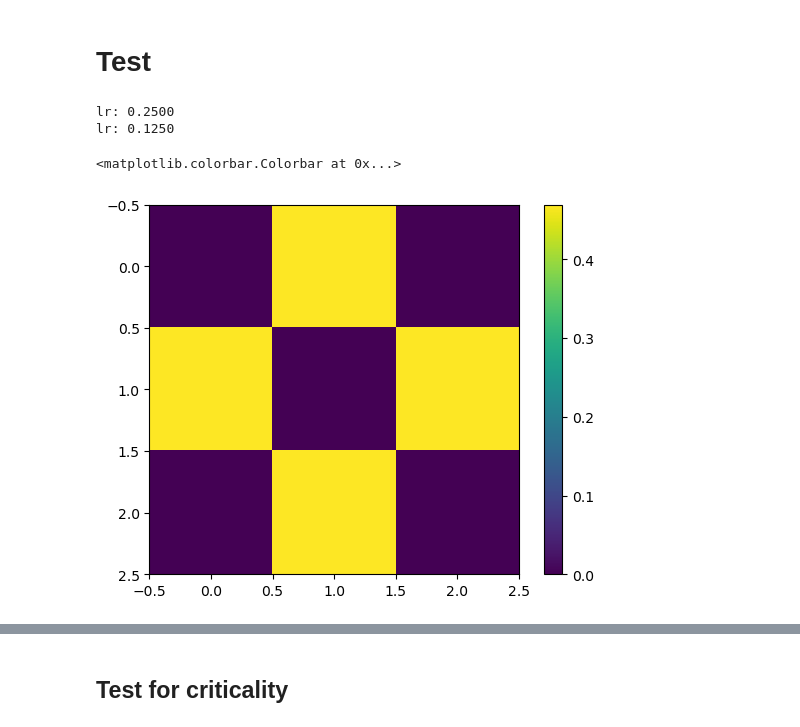
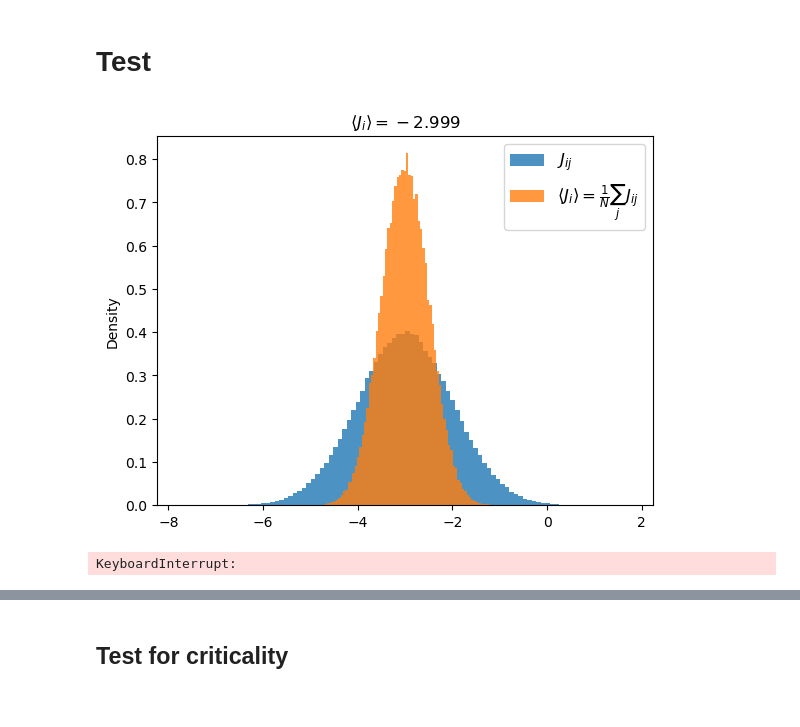
Before and after one commit to heysoos/ising-CA, a Jupyter notebook: IsingCA_pygame-local-connectivity_xi.ipynb, the cells around one changed output, grey strips where cells are left out. Cells and saved outputs as stored; diff of their text form; code cells hidden in the pictures.

```diff
--- a/IsingCA_pygame-local-connectivity_xi.ipynb
+++ b/IsingCA_pygame-local-connectivity_xi.ipynb
@@ -117,6 +117,26 @@ RES=(320, 320)
 ca=isingCA(RES, BETA=BETA, RADIUS=RADIUS).cuda()
 
 state = ca.initGrid((RES[0], RES[1]))
+# %%
+data = ca.rule.nearest_neighbours.cpu()
+zero_mask = data.abs() > 1e-6
+data = data[zero_mask].numpy().reshape(-1)
+plt.hist(data, 100, alpha=0.8, density=True, label=r'$J_{ij}$'); #plt.yscale('log'); # plt.xscale('log')
+
+data2 = ca.rule.nearest_neighbours.cpu()
+zero_mask = data2.abs() > 1e-6
+data2[~zero_mask] = torch.nan
+data2 = torch.nanmean(data2, dim=1).numpy().reshape(-1)
+plt.hist(data2, 100, alpha=0.8, density=True, label=r'$\langle J_i \rangle=\frac{1}{N} \sum_{j} J_{ij}$');
+
+plt.legend(fontsize=12)
+plt.ylabel('Density')
+
+# title_str = fr'$\beta_c J_1 = 0.44; \beta_1 \langle J^{{t_f}}_i \rangle = {np.mean(data2):.3f}$'
+title_str = fr'$\langle J_i \rangle = {np.mean(data2):.3f}$'
+plt.title(title_str);
+# %% [output]
+[figure, added]
 # %%
 # resolution of grid
 RESX=RES[0]
@@ -275,14 +295,10 @@ with torch.no_grad():
 
 pygame.quit()
 # %% [output]
-lr: 0.2500
-lr: 0.1250
+KeyboardInterrupt:
 # %%
 k = ca.rule.nearest_neighbours.cpu().mean(dim=-1).squeeze().numpy()
 plt.imshow(k.reshape(2*[2*RADIUS+1])); plt.colorbar()
-# %% [output]
-<matplotlib.colorbar.Colorbar at 0x...>
-[figure, removed]
 # %%
 data = ca.rule.nearest_neighbours.cpu()
 zero_mask = data.abs() > 1e-6
```
Also changed, not shown: parts of 6 cells of this notebook, 1 other file.
